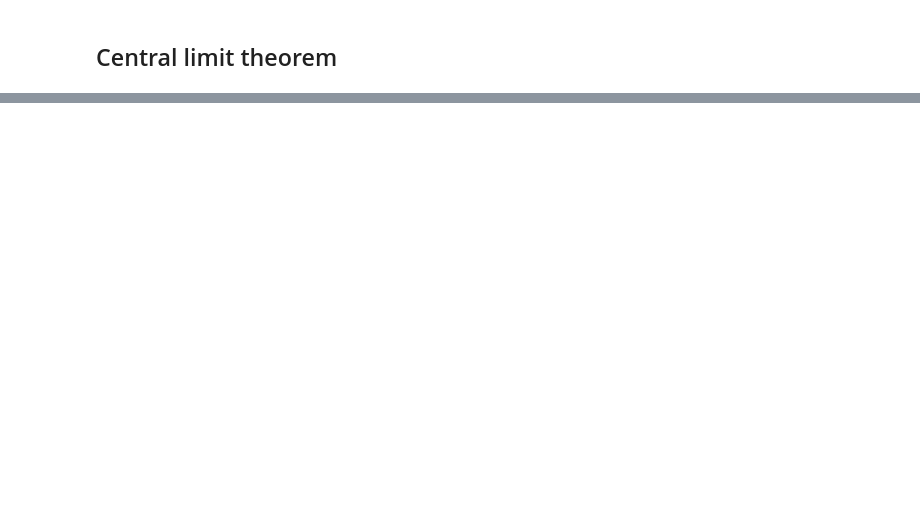
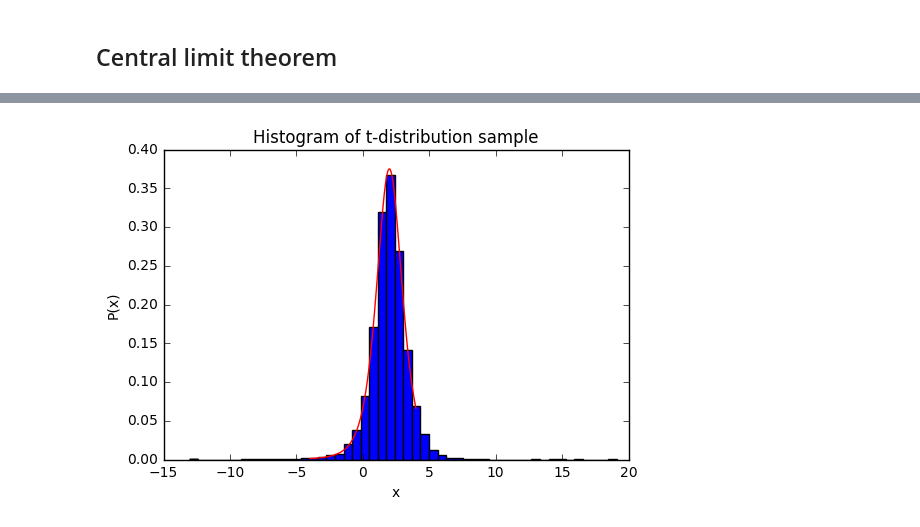
Before and after one commit to Vilozio/statistics, a Jupyter notebook: Statistics.ipynb, the cells around one changed output, grey strips where cells are left out. Cells and saved outputs as stored; diff of their text form; code cells hidden in the pictures; blank space fills up the shorter version.

```diff
--- a/Statistics.ipynb
+++ b/Statistics.ipynb
@@ -55,0 +141,29 @@ plt.show()
+# %%
+def mean(x):
+    return 1 / x.size * np.sum(x)
+
+def sample_variance(x):
+    return 1 / (x.size - 1) * np.sum((x - mean(x))**2)
+
+def t_variate(x, mu=0, location_parameter=0, scale_parameter=1):
+    return ((mean(x) - mu) / (math.sqrt(sample_variance(x)) / math.sqrt(x.size))) * \
+    scale_parameter + location_parameter
+# %%
+sample_size = 10000
+mu, sigma = 0, 1
+degrees_of_freedom = 4
+location_parameter = 2
+t_sample = np.zeros(sample_size)
+for i in range(sample_size):
+    norm_vars = normal_variates(degrees_of_freedom + 1, mu, sigma)
+    t_sample[i] = t_variate(norm_vars, mu, location_parameter)
+
+num_bins = 50
+n, bins, patches = plt.hist(t_sample, num_bins, normed=True)
+draw_t_distrib(degrees_of_freedom, location_parameter, 'r')
+plt.xlabel('x')
+plt.ylabel('P(x)')
+plt.title('Histogram of t-distribution sample')
+plt.show()
+# %% [output]
+[figure, added]
```
Also changed, not shown: parts of 11 cells of this notebook.
